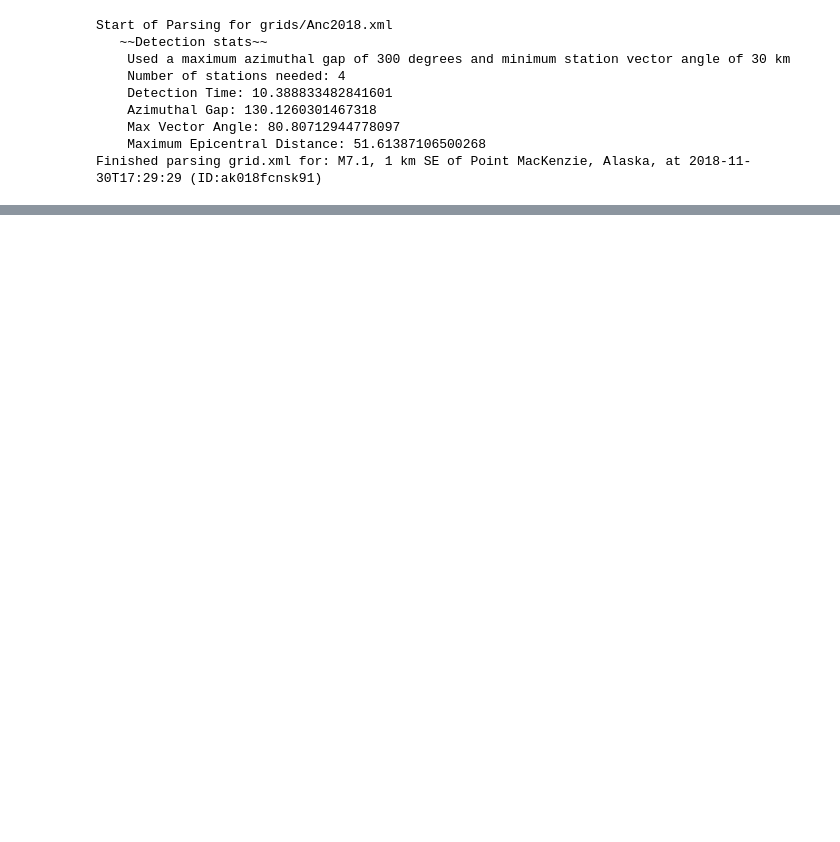
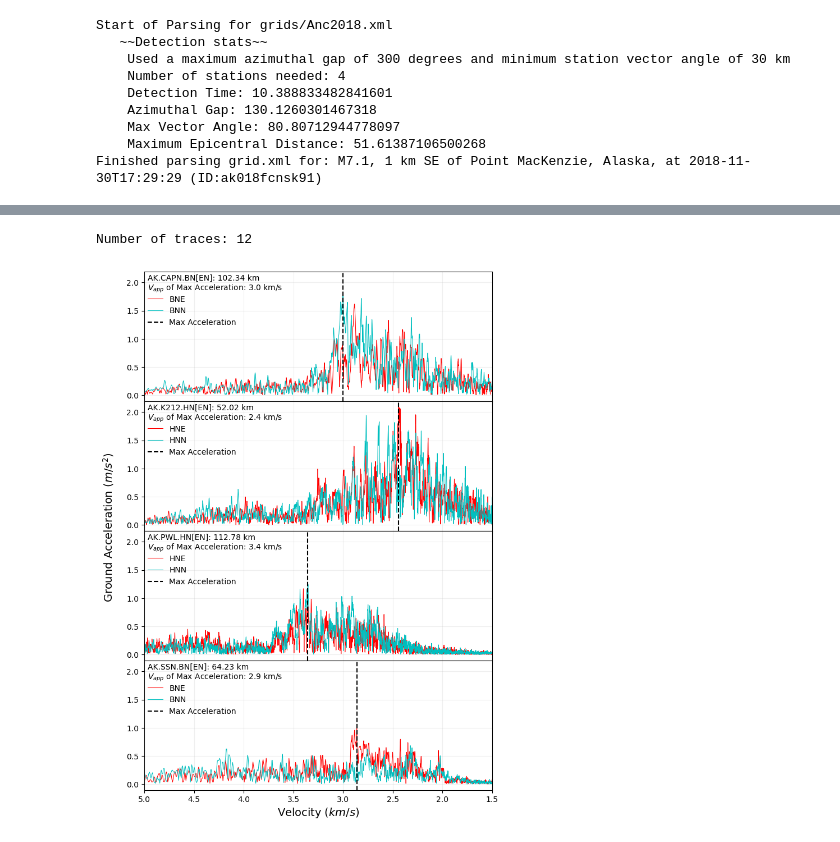
Before and after one commit to alexfozkos/ShakeMapsProcessor, a Jupyter notebook: Waveform Analysis/AppVel Anc2018.ipynb, the cells around one changed output, grey strips where cells are left out. Cells and saved outputs as stored; diff of their text form; code cells hidden in the pictures; blank space fills up the shorter version.

```diff
--- a/Waveform Analysis/AppVel Anc2018.ipynb
+++ b/Waveform Analysis/AppVel Anc2018.ipynb
@@ -48,6 +48,7 @@ endtime = or_time + 180
 
 network = 'AK'
 stations = '8021,K204,K212,K215,K217,WAT1,GHO,CAPN,SSN,HOM,PWL'
+stations_small = 'CAPN,SSN,K212,PWL'
 # stations = stations.split(',')
 
 channel = '?N?'
@@ -254,0 +248,78 @@ Detailed response of server:
+# %%
+n_tr = len(st)
+stringtotext = 'event, stationcode, hypodist, maxacc, vapp'
+print('Number of traces:', n_tr)
+alpha = 1
+lw = 0.75
+fs=14
+vapp_list = []
+st1 = st.copy()
+# for i in len(st1):
+#     tr = st1[i]
+#     sample_rate = tr.stats.sampling_rate
+
+
+st1.attach_response(inv)
+st1 = st1.remove_response(output='ACC')
+
+fig, ax = plt.subplots(nrows=n_tr // 3, sharex=True, sharey=True, figsize=(8,n_tr))
+fig.subplots_adjust(hspace=0)
+for i in range(n_tr // 3):
+    sample = st1[i*3].stats.channel[0]
+    chan = sample + channel[1] + '[EN]'
+
+    code = st1[i*3].stats.station
+    net = st1[i*3].stats.network
+    distance = station_data[code]['hypo_dist']
+
+    tr_e = st1[i*3].detrend('demean')
+    tr_n = st1[i*3 + 1].detrend('demean')
+    tr_z = st1[i*3 + 2].detrend('demean')
+
+    env_e = envelope(tr_e.data)
+    env_n = envelope(tr_n.data)
+    env_z = envelope(tr_z.data)
+
+    h_max_acc = 0
+    h_max_ind = 0
+    h_max_time = 0
+    if np.max(env_e) >= np.max(env_n):
+        h_max_ind = np.argmax(env_e)
+        h_max_acc = np.max(env_n)
+        h_max_time = tr_e.times()[h_max_ind]
+    else:
+        h_max_ind = np.argmax(env_n)
+        h_max_acc = np.max(env_n)
+        h_max_time = tr_n.times()[h_max_ind]
+
+    # tr_e = st1[i*3]
+    # tr_n = st1[i*3 + 1]
+    # tr_z = st1[i*3 + 2]
+
+    v_app_e = distance/tr_e.times()[1:]
+    v_app_n = distance/tr_n.times()[1:]
+    v_app_z = distance/tr_z.times()[1:]
+    h_max_vapp = distance/h_max_time
+
+    ax[i].plot(v_app_e, env_e[1:], c='r', label=tr_e.stats.channel, lw=lw, alpha=alpha)
+    ax[i].plot(v_app_n, env_n[1:], c='c', label=tr_n.stats.channel, lw=lw, alpha=alpha)
+    # ax[i].plot(v_app_z, env_z[1:], c='k', label=tr_z.stats.channel, lw=lw, alpha=alpha)
+    ax[i].axvline(h_max_vapp, ls='--', lw=2*lw, c='k', label='Max Acceleration')
+    ax[i].text(.01, .98, '%s.%s.%s: %.2f km' % (net, code, chan, distance), ha='left', va='top', transform=ax[i].transAxes)
+    ax[i].text(.01, .91, r'$V_{app}$ of Max Acceleration: %.1f km/s' % (np.round(h_max_vapp, 1)), ha='left', va='top', transform=ax[i].transAxes)
+    ax[i].legend(loc=(0.0, .55), frameon=False, fancybox=False)
+    ax[i].set_yticks([0,.5, 1.0,1.5, 2.0])
+    # ax[i].set_title('%s: %.2f km' % (code, distance))
+    ax[i].grid(alpha=0.2, zorder=0)
+    vapp_list.append(h_max_vapp)
+    stringtotext += '\n%s, %s, %.2f, %.2f, %.2f' % (EV_NAME, code, distance, h_max_acc, h_max_vapp)
+# plt.xscale('log')
+plt.xlim(5, 1.5)
+plt.xlabel(r'Velocity $(km/s)$', fontsize=fs)
+fig.text(0.03, 0.5, r'Ground Acceleration $(m/s^2)$', va='center', rotation='vertical', fontsize=fs)
+# fig.text(0.5, 0.89, f'Anchorage M7.1', ha='center', va='center', fontsize=fs+2)
+plt.savefig(f'Plots/{EV_NAME} small.pdf')
+plt.show()
+# %% [output]
+Number of traces: 12
+[figure, added]
```
Also changed, not shown: parts of 8 cells of this notebook, 8 other files.
